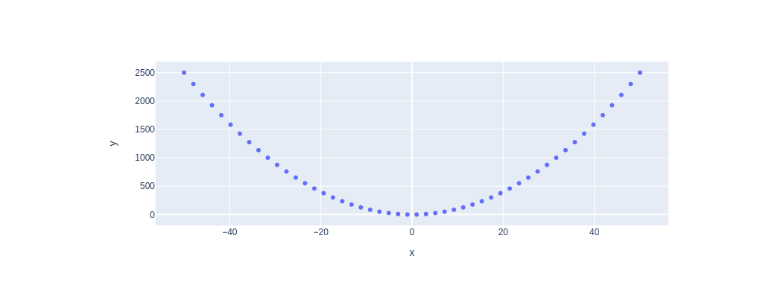
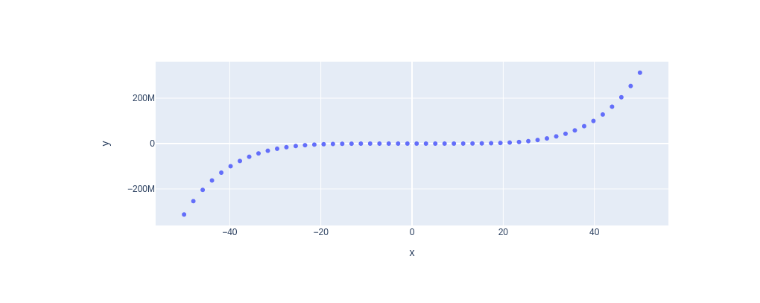
Before and after one commit to TiantShi/my-notebooks-repo, a Jupyter notebook: experiment1.ipynb, the cells around one changed output. Drawn from its saved outputs; the diff is of its cells as text; code cells hidden in the pictures.

```diff
--- a/experiment1.ipynb
+++ b/experiment1.ipynb
@@ -6,7 +6,7 @@ import plotly.express as px
 x = np.linspace(start=-50, stop=50)
 
 # y-axis data points
-y = x ** 2
+y = x ** 5
 
 # difine the plot
 fig = px.scatter(x=x, y=y)
@@ -17 +16 @@ fig.show()
-[figure, old version]
+[figure, new version]
```
Also changed, not shown: parts of 1 cell of this notebook.
